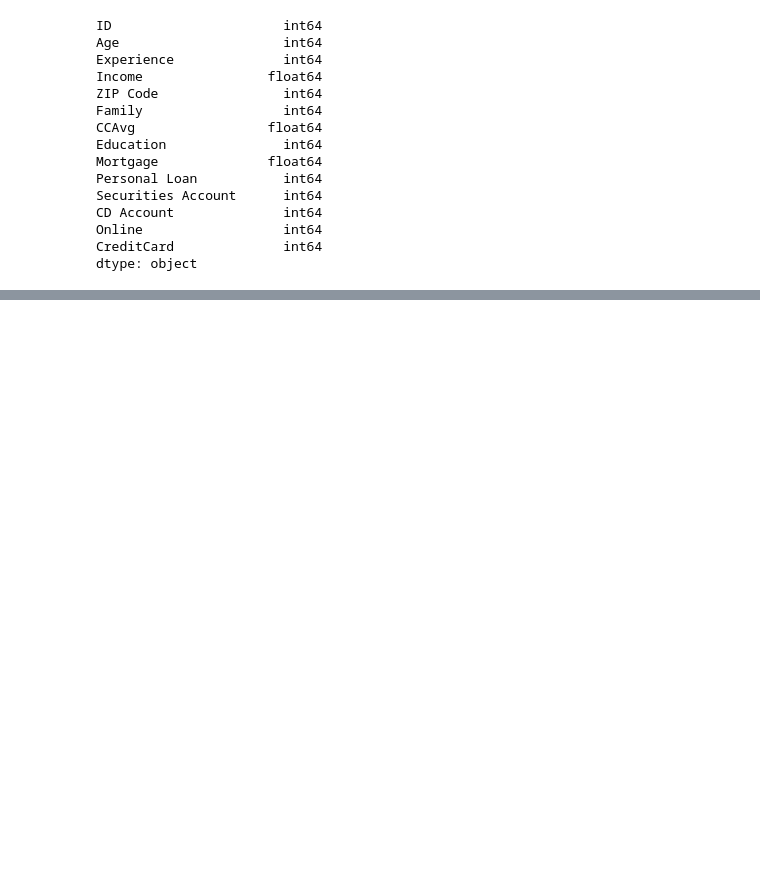
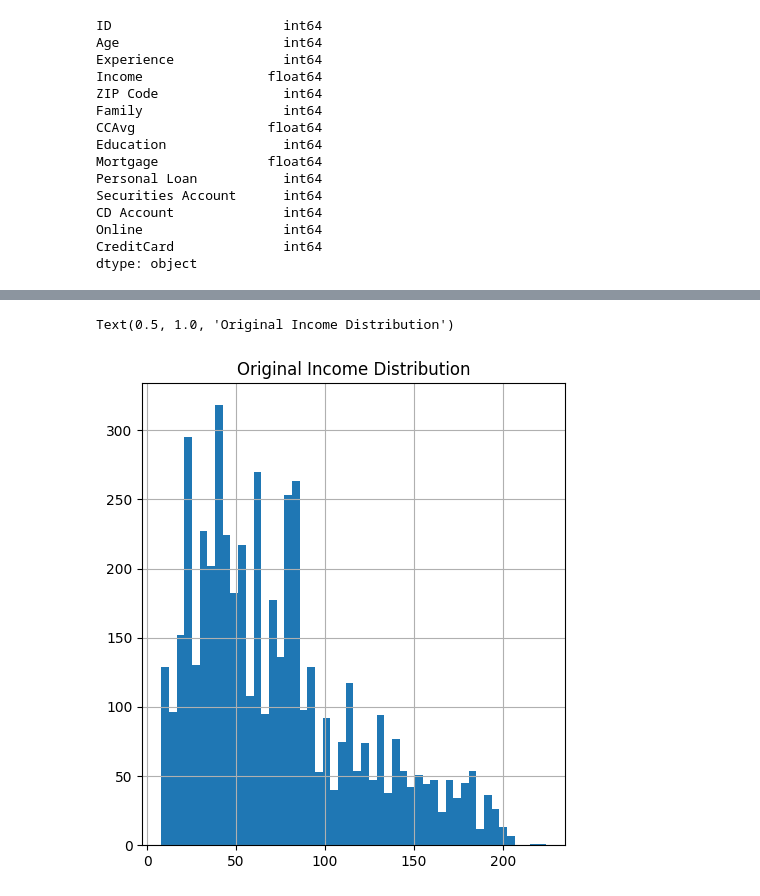
Before and after one commit to You-now-Who/Flanger-DQAF, a Jupyter notebook: blueprint.ipynb, the cells around one changed output, grey strips where cells are left out. Drawn from its saved outputs; the diff is of its cells as text; code cells hidden in the pictures; blank space fills up the shorter version.

```diff
--- a/blueprint.ipynb
+++ b/blueprint.ipynb
@@ -62,0 +99,9 @@ dtype: object
+# %%
+# Check the distribution of the 'Income' feature before and after imputation
+plt.figure(figsize=(12, 6))
+plt.subplot(1, 2, 1)
+df['Income'].hist(bins=50)
+plt.title('Original Income Distribution')
+# %% [output]
+Text(0.5, 1.0, 'Original Income Distribution')
+[figure, added]
```
Also changed, not shown: parts of 4 cells of this notebook, 1 other file.
